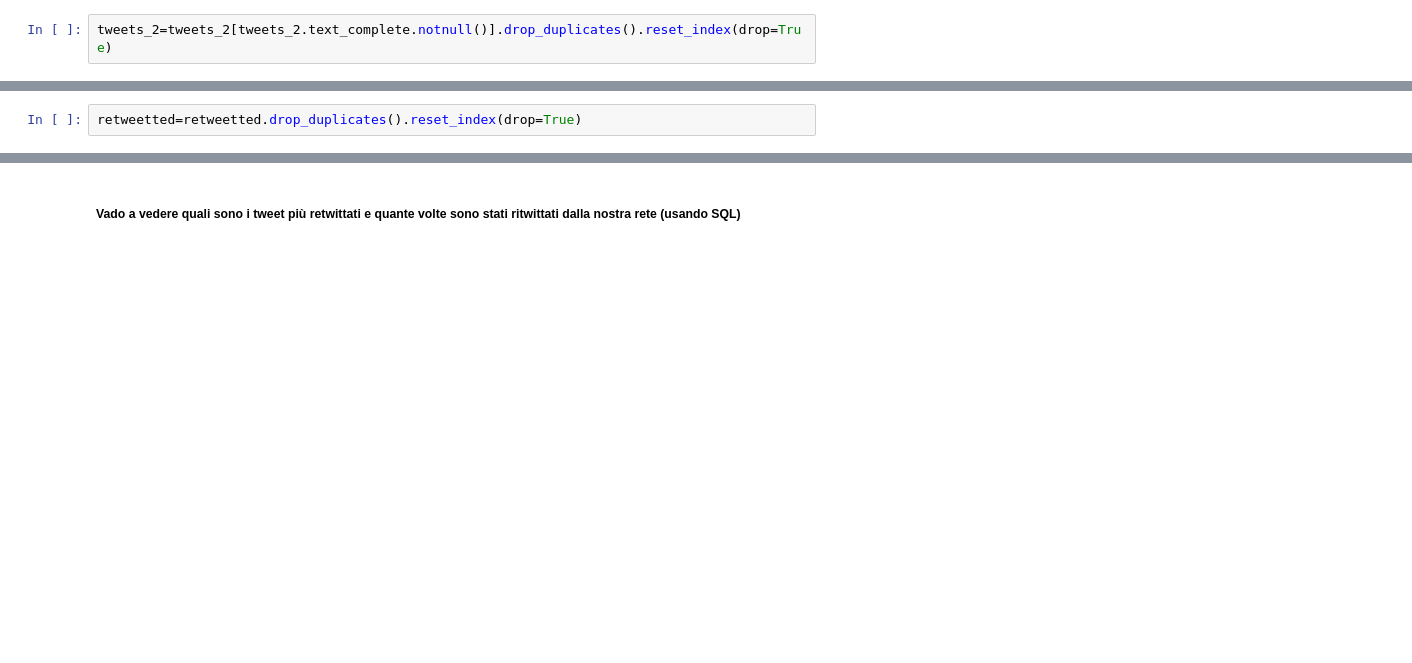
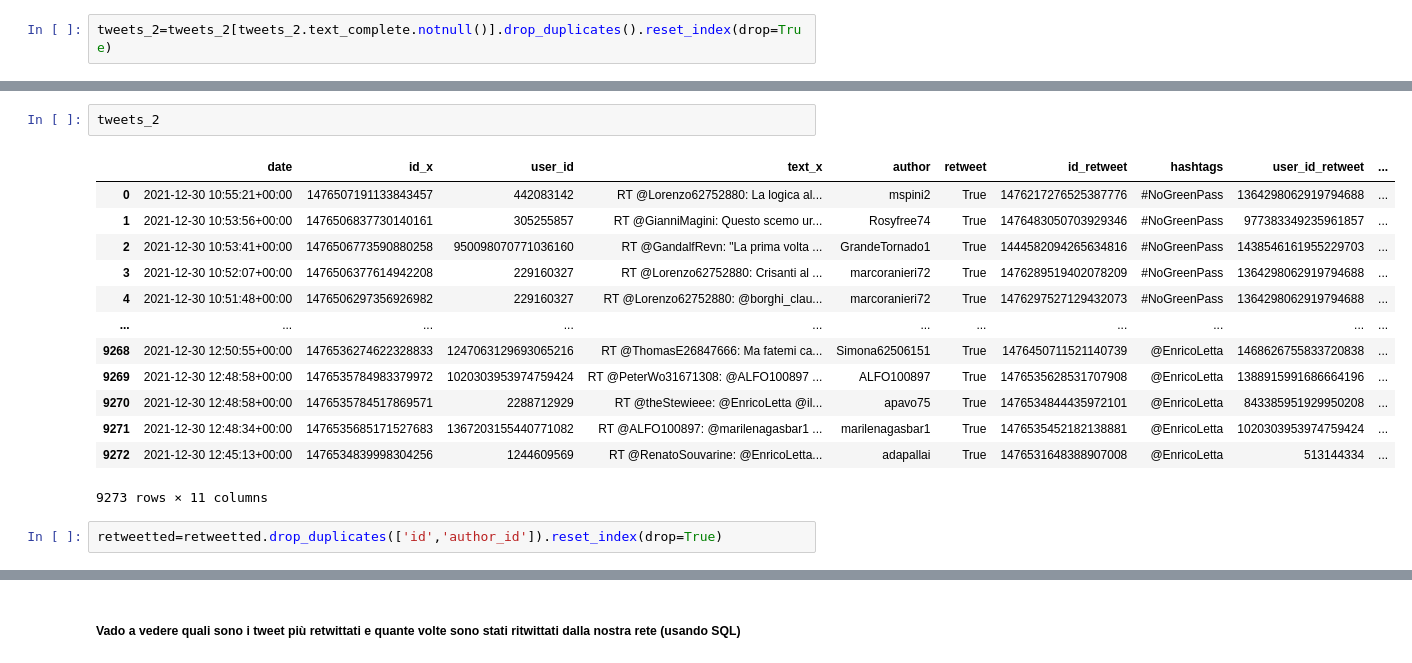
Before and after one commit to ES-git95/SMA-Project, a Jupyter notebook: Tweets.ipynb, the cells around one changed output, grey strips where cells are left out. Drawn from its saved outputs; the diff is of its cells as text; blank space fills up the shorter version.

```diff
--- a/Tweets.ipynb
+++ b/Tweets.ipynb
@@ -136,4 +138,20 @@ tweets_2['colours']=weigth_column
+# %%
+tweets_2
+# %% [output]
+|  | date | id_x | user_id | text_x | author | retweet | id_retweet | hashtags | user_id_retweet | ... |
+| 0 | 2021-12-30 10:55:21+00:00 | 1476507191133843457 | 442083142 | RT @Lorenzo62752880: La logica al... | mspini2 | True | 1476217276525387776 | #NoGreenPass | 1364298062919794688 | ... |
+| 1 | 2021-12-30 10:53:56+00:00 | 1476506837730140161 | 305255857 | RT @GianniMagini: Questo scemo ur... | Rosyfree74 | True | 1476483050703929346 | #NoGreenPass | 977383349235961857 | ... |
+| 2 | 2021-12-30 10:53:41+00:00 | 1476506773590880258 | 950098070771036160 | RT @GandalfRevn: "La prima volta ... | GrandeTornado1 | True | 1444582094265634816 | #NoGreenPass | 1438546161955229703 | ... |
+| 3 | 2021-12-30 10:52:07+00:00 | 1476506377614942208 | 229160327 | RT @Lorenzo62752880: Crisanti al ... | marcoranieri72 | True | 1476289519402078209 | #NoGreenPass | 1364298062919794688 | ... |
+| 4 | 2021-12-30 10:51:48+00:00 | 1476506297356926982 | 229160327 | RT @Lorenzo62752880: @borghi_clau... | marcoranieri72 | True | 1476297527129432073 | #NoGreenPass | 1364298062919794688 | ... |
+| ... | ... | ... | ... | ... | ... | ... | ... | ... | ... | ... |
+| 9268 | 2021-12-30 12:50:55+00:00 | 1476536274622328833 | 1247063129693065216 | RT @ThomasE26847666: Ma fatemi ca... | Simona62506151 | True | 1476450711521140739 | @EnricoLetta | 1468626755833720838 | ... |
+| 9269 | 2021-12-30 12:48:58+00:00 | 1476535784983379972 | 1020303953974759424 | RT @PeterWo31671308: @ALFO100897 ... | ALFO100897 | True | 1476535628531707908 | @EnricoLetta | 1388915991686664196 | ... |
+| 9270 | 2021-12-30 12:48:58+00:00 | 1476535784517869571 | 2288712929 | RT @theStewieee: @EnricoLetta @il... | apavo75 | True | 1476534844435972101 | @EnricoLetta | 843385951929950208 | ... |
+| 9271 | 2021-12-30 12:48:34+00:00 | 1476535685171527683 | 1367203155440771082 | RT @ALFO100897: @marilenagasbar1 ... | marilenagasbar1 | True | 1476535452182138881 | @EnricoLetta | 1020303953974759424 | ... |
+| 9272 | 2021-12-30 12:45:13+00:00 | 1476534839998304256 | 1244609569 | RT @RenatoSouvarine: @EnricoLetta... | adapallai | True | 1476531648388907008 | @EnricoLetta | 513144334 | ... |
+9273 rows × 11 columns
 # %%
-retweetted=retweetted.drop_duplicates().reset_index(drop=True)
+retweetted=retweetted.drop_duplicates(['id','author_id']).reset_index(drop=True)
 # %%
 #selezione dei tweet più retwettati
```
Also changed, not shown: parts of 10 cells of this notebook, 9 other files.
